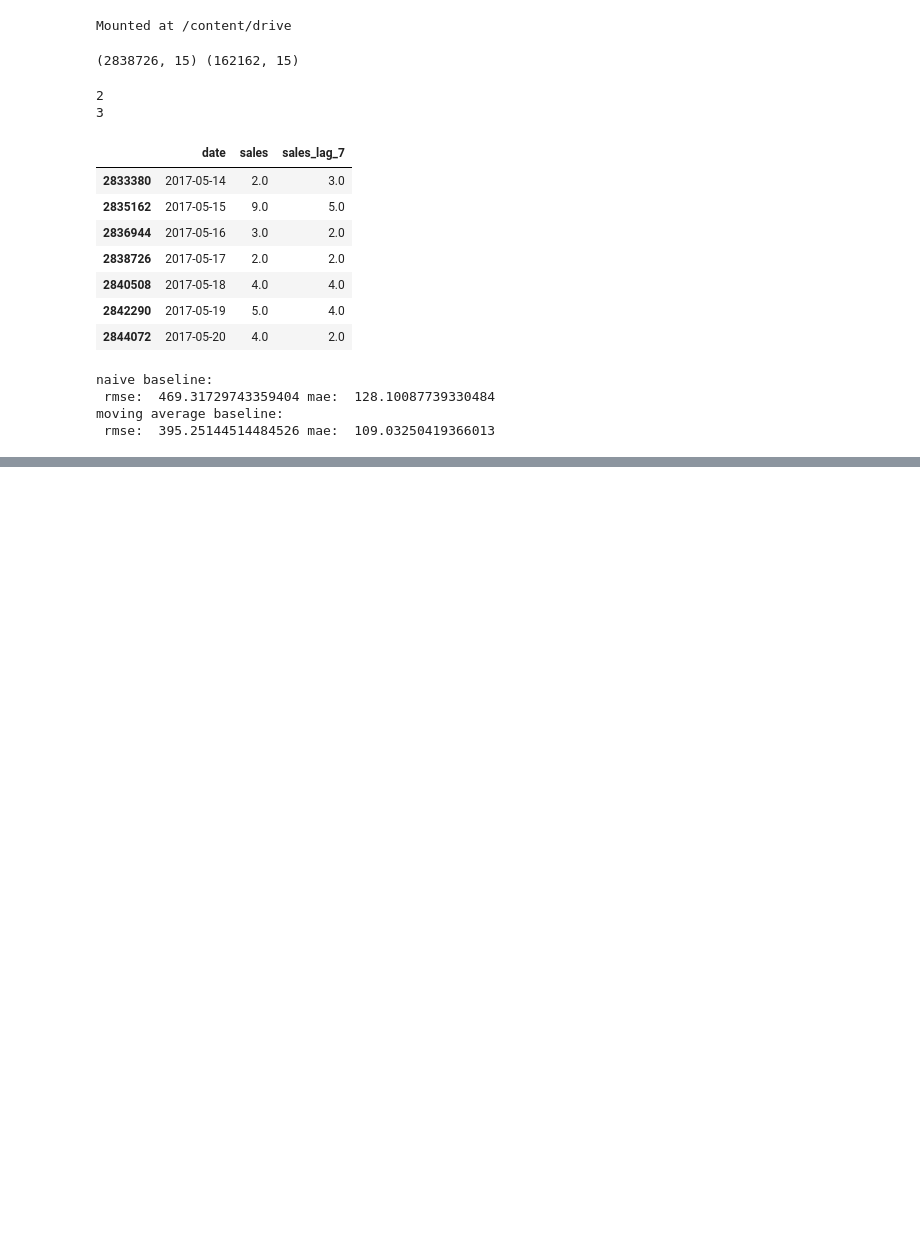
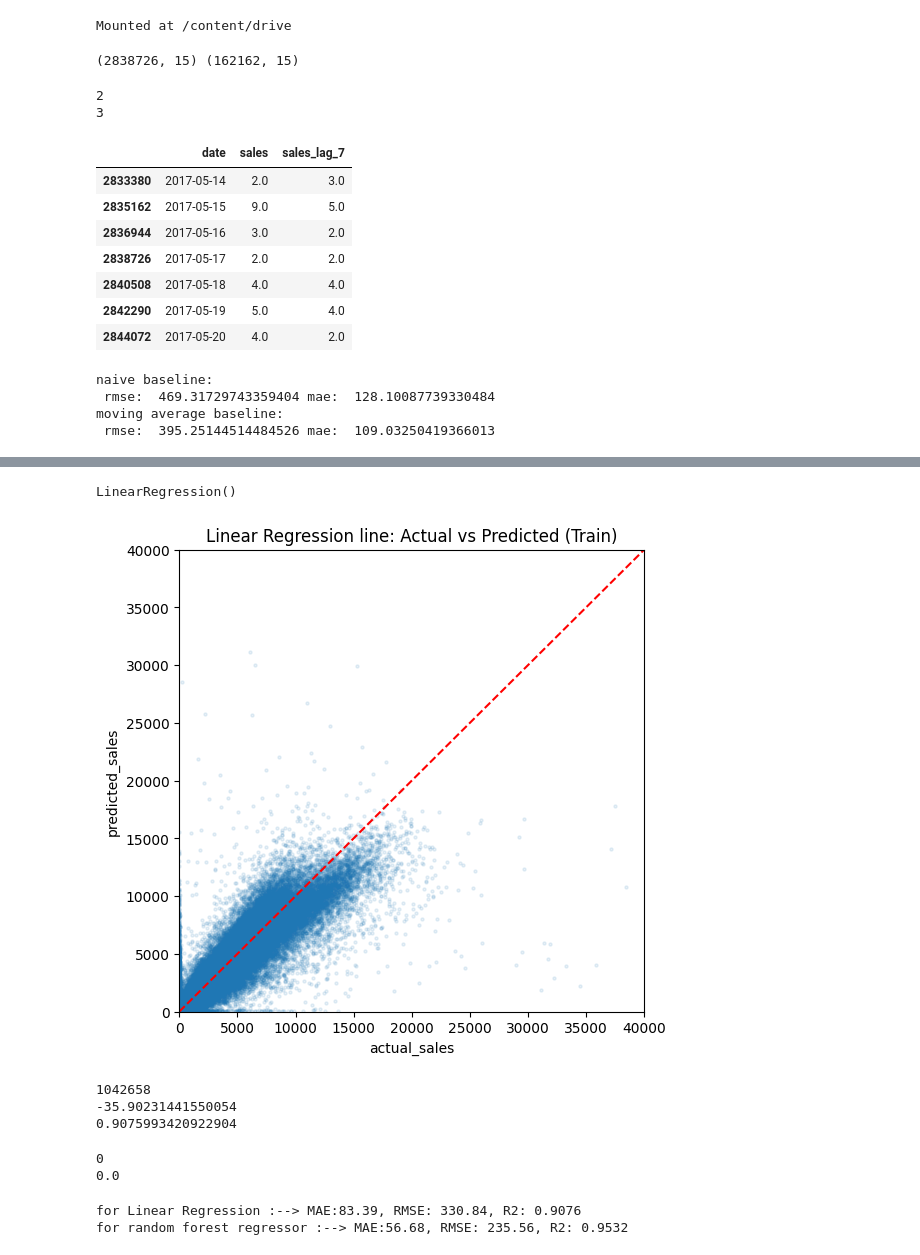
Before and after one commit to mukul9116/Future_ML_01, a Jupyter notebook: notebooks/03_modelling.ipynb, the cells around one changed output, grey strips where cells are left out. Cells and saved outputs as stored; diff of their text form; code cells hidden in the pictures; blank space fills up the shorter version.

Commit message:
updating README and done with model selection

```diff
--- a/notebooks/03_modelling.ipynb
+++ b/notebooks/03_modelling.ipynb
@@ -66,3 +66,8 @@ moving average baseline:
 # %%
 train_set.to_pickle('/content/drive/MyDrive/Colab Notebooks/Future_ML_01/Data/train_set.pkl')
 test_set.to_pickle('/content/drive/MyDrive/Colab Notebooks/Future_ML_01/Data/test_set.pkl')
+# %%
+# next day
+train_set = pd.read_pickle('/content/drive/MyDrive/Colab Notebooks/Future_ML_01/Data/train_set.pkl')
+test_set = pd.read_pickle('/content/drive/MyDrive/Colab Notebooks/Future_ML_01/Data/test_set.pkl')
+print(train_set.shape, test_set.shape)
@@ -68,0 +101,12 @@ test_set.to_pickle('/content/drive/MyDrive/Colab Notebooks/Future_ML_01/Data/tes
+# %%
+# dropping those rows in these columns cause they are not very useful
+train_model = train_set.dropna(subset = ['sales_lag_1', 'sales_lag_7', 'rolling_mean_7'])
+
+# filling 0 on the place of nan values of days since launched cause its very useful info for model
+train_model['days_since_launched']= train_model['days_since_launched'].fillna(0)
+
+#dropping the whole columns as it contains only dates(not useful)
+train_model = train_model.drop(columns=['launch_date'])
+
+print(train_model.isnull().sum())
+print(train_model.shape)
@@ -68,0 +135,5 @@ test_set.to_pickle('/content/drive/MyDrive/Colab Notebooks/Future_ML_01/Data/tes
+# %%
+train_model = pd.get_dummies(train_model, columns = ['family'], drop_first=True)
+
+feature_cols = ['sales_lag_1', 'sales_lag_7', 'rolling_mean_7', 'Month','Year', 'is_weekend','is_launched',
+                           'days_since_launched'] + [columns for columns in train_model.columns if columns.startswith('family_') ]
@@ -68,0 +160,33 @@ test_set.to_pickle('/content/drive/MyDrive/Colab Notebooks/Future_ML_01/Data/tes
+# %%
+from sklearn.linear_model import LinearRegression
+x_train = train_model[feature_cols]
+y_train = train_model['sales']
+
+lr_model = LinearRegression()
+lr_model.fit(x_train, y_train)
+# %% [output]
+LinearRegression()
+# %%
+import matplotlib.pyplot as plt
+
+y_train_pred = lr_model.predict(x_train)
+
+plt.figure(figsize = (6,6))
+plt.scatter(y_train, y_train_pred, alpha = 0.1,s=5)
+plt.plot([0, 40000],[0,40000], color = 'red', linestyle = '--')
+plt.xlim(0, 40000)
+plt.ylim(0, 40000)
+plt.xlabel('actual_sales')
+plt.ylabel('predicted_sales')
+plt.title('Linear Regression line: Actual vs Predicted (Train)')
+plt.show()
+# %% [output]
+[figure, added]
+# %%
+print((y_train_pred <0).sum())
+print(y_train_pred.min())
+print(r2_score(y_train, y_train_pred))
+# %% [output]
+1042658
+-35.90231441550054
+0.9075993420922904
@@ -68,0 +200,18 @@ test_set.to_pickle('/content/drive/MyDrive/Colab Notebooks/Future_ML_01/Data/tes
+# %%
+print((y_train_pred_rf <0).sum())
+print(y_train_pred_rf.min())
+# %% [output]
+0
+0.0
+# %%
+def evaluate(label, y_true, y_pred):
+    mae = mean_absolute_error(y_true, y_pred)
+    rmse = np.sqrt(mean_squared_error(y_true, y_pred))
+    r2 = r2_score(y_true, y_pred)
+    print(f"{label}--> MAE:{mae:.2f}, RMSE: {rmse:.2f}, R2: {r2:.4f}")
+
+evaluate("for Linear Regression :", y_train,y_train_pred)
+evaluate("for random forest regressor :", y_train,y_train_pred_rf)
+# %% [output]
+for Linear Regression :--> MAE:83.39, RMSE: 330.84, R2: 0.9076
+for random forest regressor :--> MAE:56.68, RMSE: 235.56, R2: 0.9532
```
Also changed, not shown: parts of 11 cells of this notebook, 1 other file.
